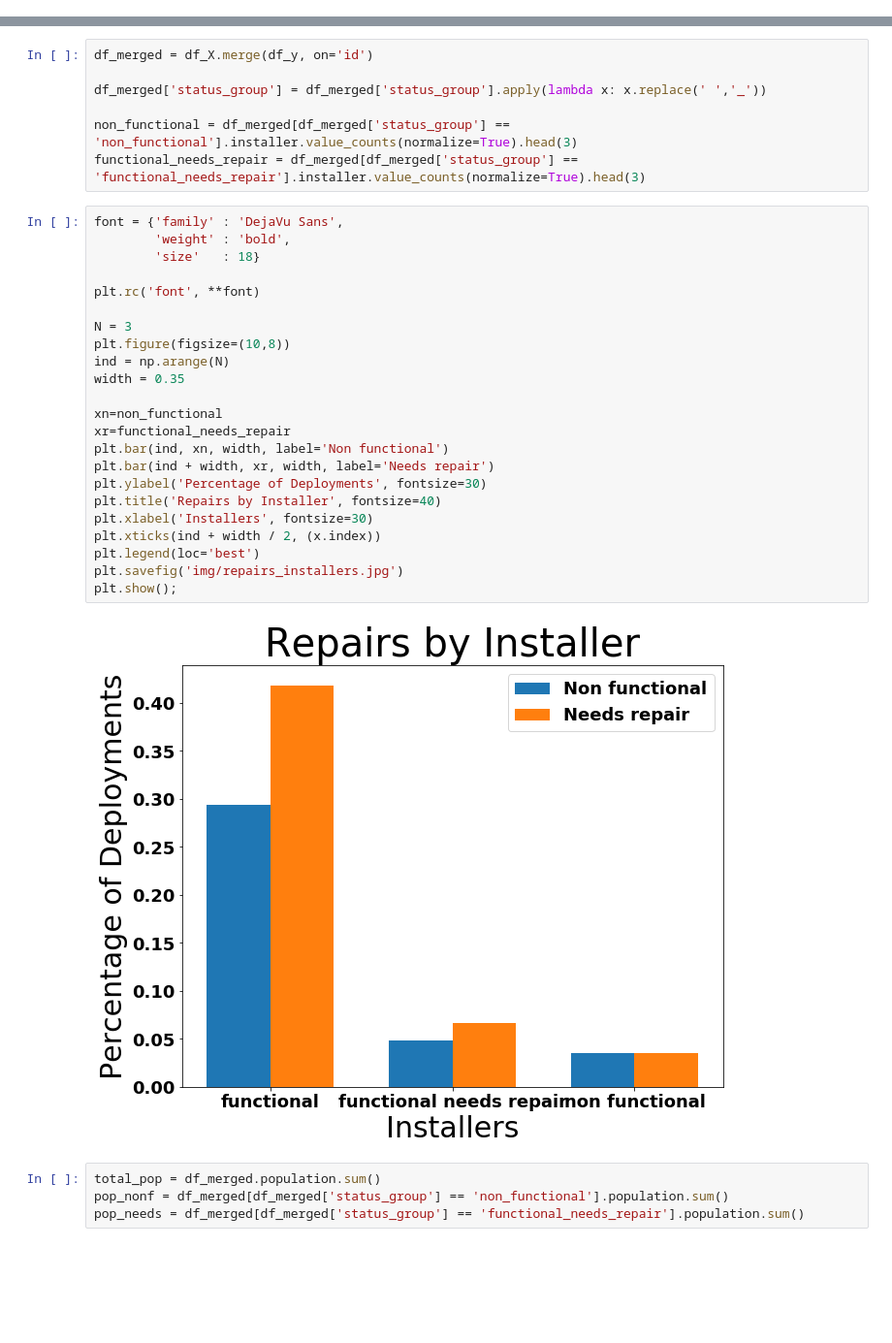
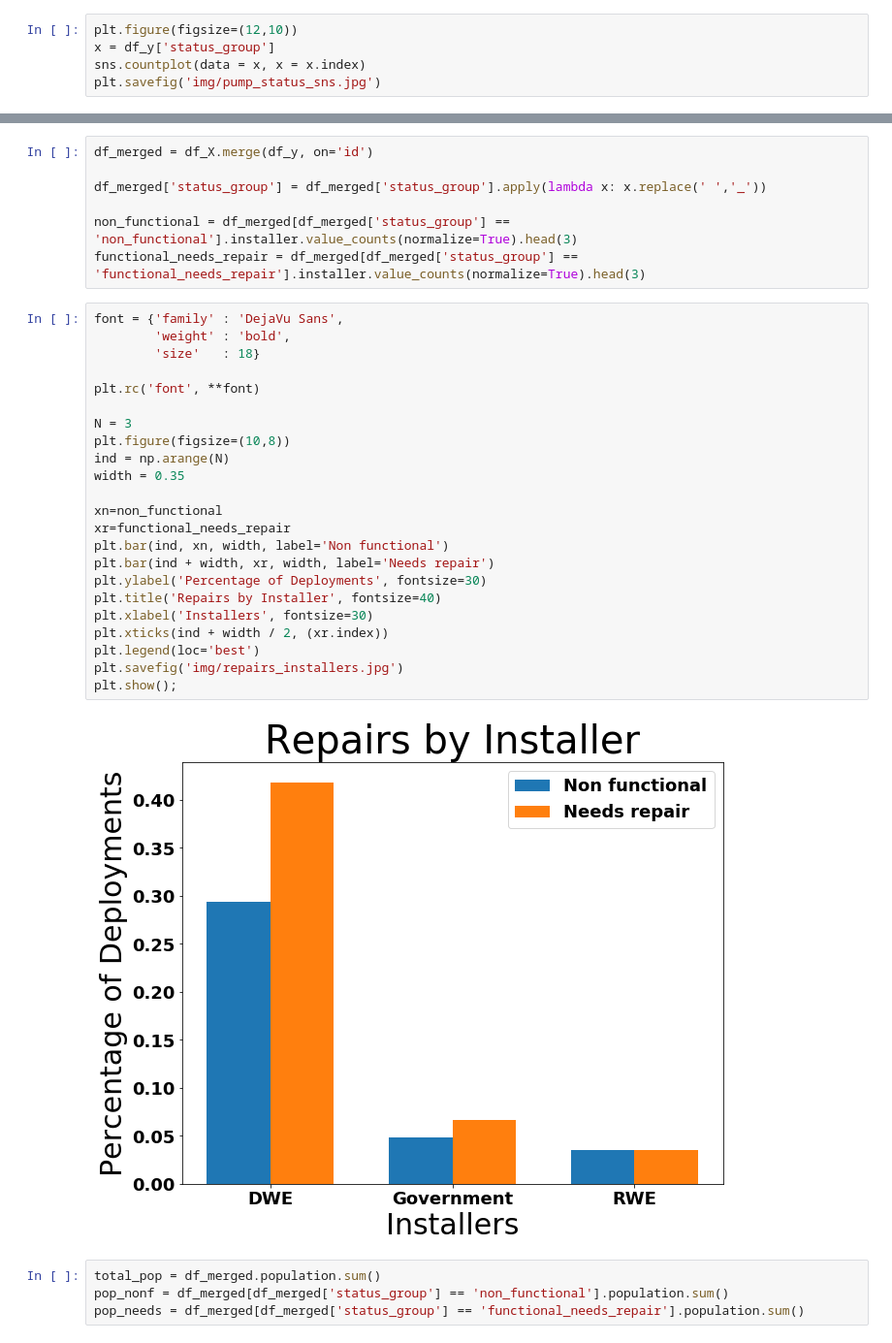
Before and after one commit to KelliExMachina/pump_it_up, a Jupyter notebook: EDA.ipynb, the cells around one changed output, grey strips where cells are left out. Shown at 97% size. Saved outputs shown, nothing was run; the diff lists cells and outputs as text; blank space fills up the shorter version.

Commit message:
corrected error in repairs_installers graph

```diff
--- a/EDA.ipynb
+++ b/EDA.ipynb
@@ -58,0 +41,5 @@ plt.show()
+# %%
+plt.figure(figsize=(12,10))
+x = df_y['status_group']
+sns.countplot(data = x, x = x.index)
+plt.savefig('img/pump_status_sns.jpg')
@@ -66,28 +55,28 @@ functional_needs_repair = df_merged[df_merged['status_group'] == 'functional_nee
 # %%
 font = {'family' : 'DejaVu Sans',
         'weight' : 'bold',
         'size'   : 18}
 
 plt.rc('font', **font)
 
 N = 3
 plt.figure(figsize=(10,8))
 ind = np.arange(N)
 width = 0.35
 
 xn=non_functional
 xr=functional_needs_repair
 plt.bar(ind, xn, width, label='Non functional')
 plt.bar(ind + width, xr, width, label='Needs repair')
 plt.ylabel('Percentage of Deployments', fontsize=30)
 plt.title('Repairs by Installer', fontsize=40)
 plt.xlabel('Installers', fontsize=30)
-plt.xticks(ind + width / 2, (x.index))
+plt.xticks(ind + width / 2, (xr.index))
 plt.legend(loc='best')
 plt.savefig('img/repairs_installers.jpg')
 plt.show();
 # %% [output]
-[figure, old version]
+[figure, new version]
 # %%
 total_pop = df_merged.population.sum()
 pop_nonf = df_merged[df_merged['status_group'] == 'non_functional'].population.sum()
```
Also changed, not shown: parts of 2 cells of this notebook, 1 other file.
